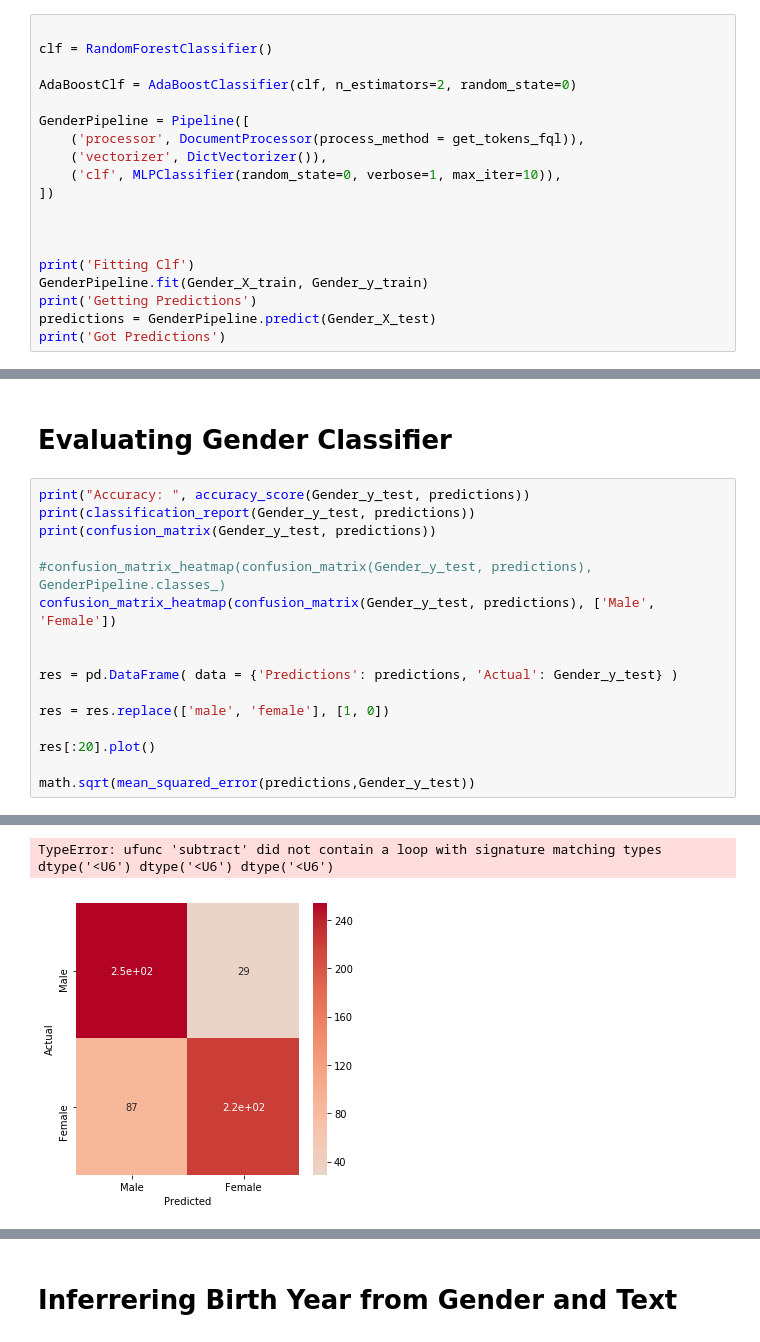
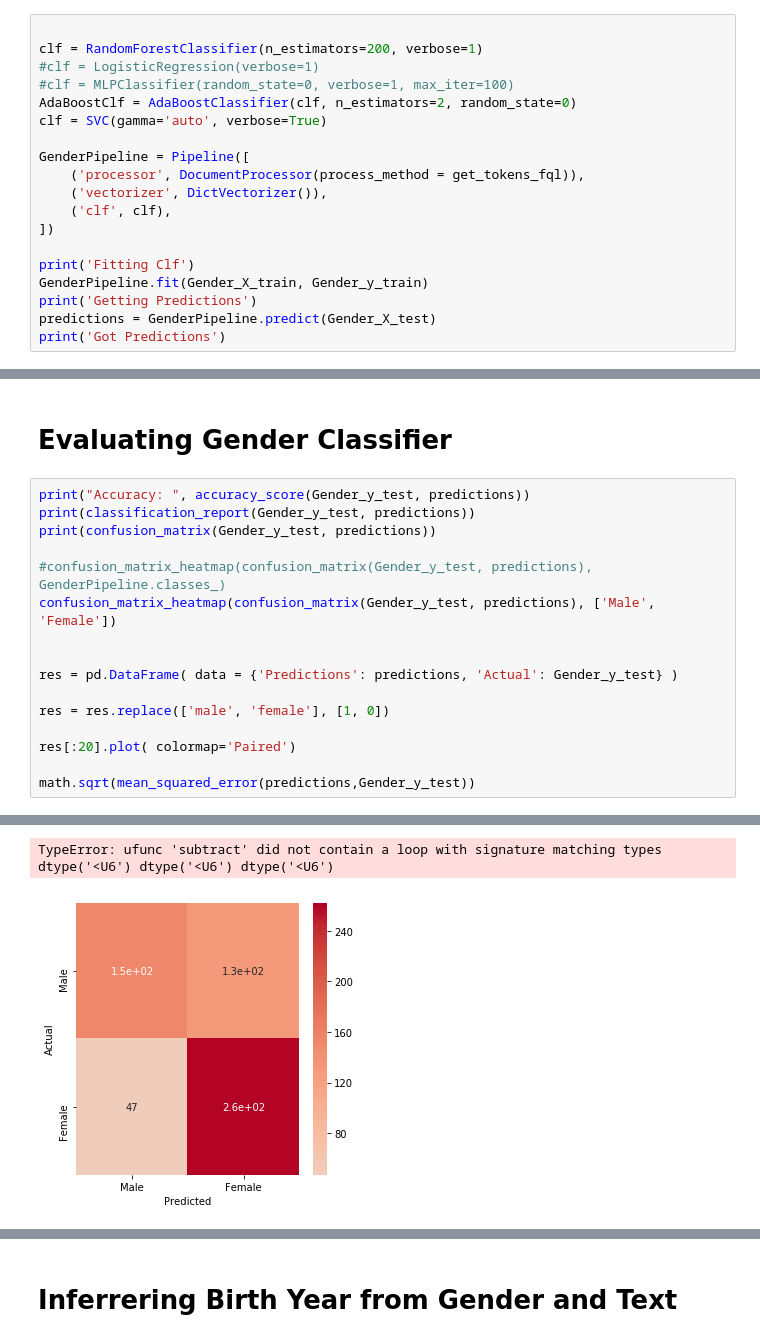
Before and after one commit to JayanMistry/AppliedDataMining, a Jupyter notebook: FinalProject/PredictingAgeAndGender.ipynb, the cells around one changed output, grey strips where cells are left out. Saved outputs shown, nothing was run; the diff lists cells and outputs as text.

```diff
--- a/FinalProject/PredictingAgeAndGender.ipynb
+++ b/FinalProject/PredictingAgeAndGender.ipynb
@@ -413,17 +428,17 @@ TypeError: confusion_matrix_heatmap() missing 1 required positional argument: 'i
 # Predicting Gender
 # %%
 
-clf = RandomForestClassifier()
-
+clf = RandomForestClassifier(n_estimators=200, verbose=1)
+#clf = LogisticRegression(verbose=1)
+#clf = MLPClassifier(random_state=0, verbose=1, max_iter=100)
 AdaBoostClf = AdaBoostClassifier(clf, n_estimators=2, random_state=0)
+clf = SVC(gamma='auto', verbose=True)
 
 GenderPipeline = Pipeline([
     ('processor', DocumentProcessor(process_method = get_tokens_fql)),
     ('vectorizer', DictVectorizer()),
-    ('clf', MLPClassifier(random_state=0, verbose=1, max_iter=10)),
+    ('clf', clf),
 ])
-
-
 
 print('Fitting Clf')
 GenderPipeline.fit(Gender_X_train, Gender_y_train)
@@ -459,7 +464,7 @@ res = pd.DataFrame( data = {'Predictions': predictions, 'Actual': Gender_y_test}
 
 res = res.replace(['male', 'female'], [1, 0])
 
-res[:20].plot()
+res[:20].plot( colormap='Paired')
 
 math.sqrt(mean_squared_error(predictions,Gender_y_test))
 # %% [output]
@@ -478,2 +483,2 @@ weighted avg       0.82      0.80      0.80       592
 TypeError: ufunc 'subtract' did not contain a loop with signature matching types dtype('<U6') dtype('<U6') dtype('<U6')
-[figure, old version]
+[figure, new version]
```
Also changed, not shown: parts of 14 cells of this notebook, 2 other files.
